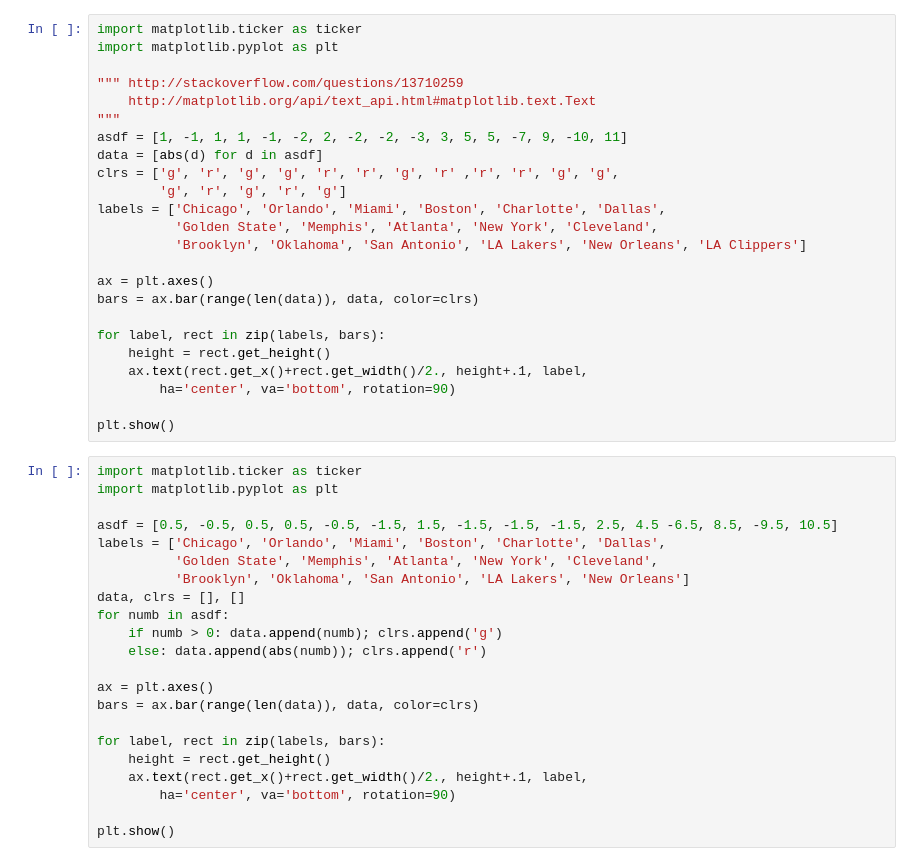
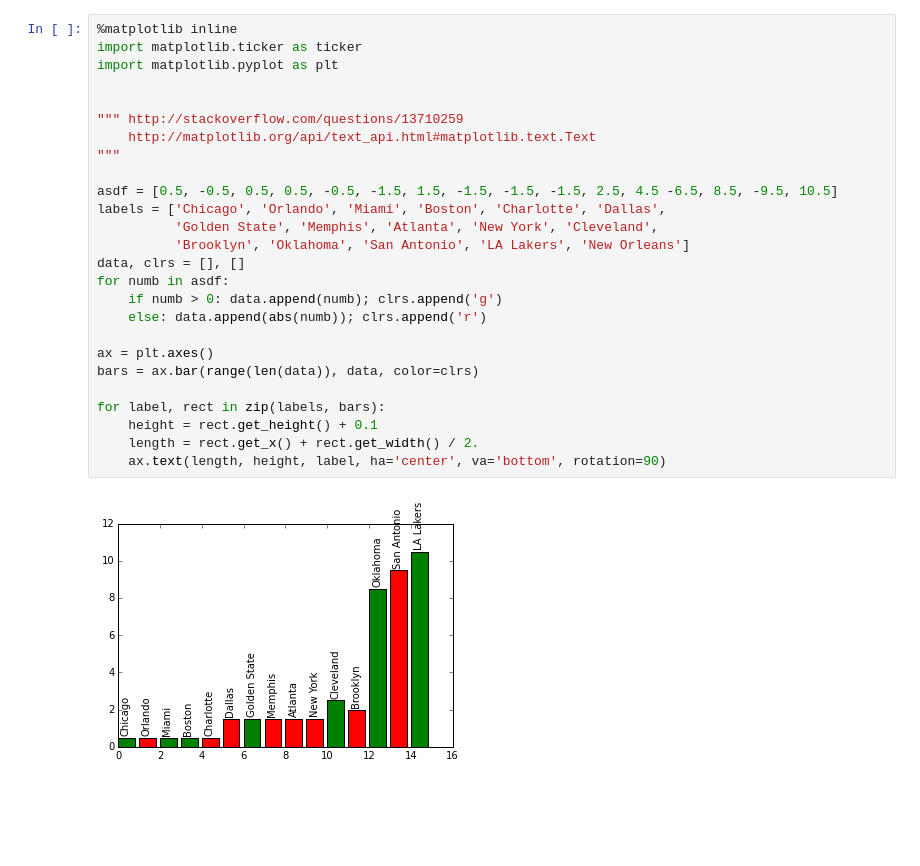
Before and after one commit to khex/pyodds, a Jupyter notebook: getters/plotter.ipynb, the cells around one changed output. Saved outputs shown, nothing was run; the diff lists cells and outputs as text; blank space fills up the shorter version.

Commit message:
5.196
iPython getter without plots

```diff
--- a/getters/plotter.ipynb
+++ b/getters/plotter.ipynb
@@ -1,46 +1,28 @@
 # %%
+%matplotlib inline
 import matplotlib.ticker as ticker
 import matplotlib.pyplot as plt
+
 
 """ http://stackoverflow.com/questions/13710259
     http://matplotlib.org/api/text_api.html#matplotlib.text.Text
 """
-asdf = [1, -1, 1, 1, -1, -2, 2, -2, -2, -3, 3, 5, 5, -7, 9, -10, 11]
-data = [abs(d) for d in asdf]
-clrs = ['g', 'r', 'g', 'g', 'r', 'r', 'g', 'r' ,'r', 'r', 'g', 'g',
-        'g', 'r', 'g', 'r', 'g']
+
+asdf = [0.5, -0.5, 0.5, 0.5, -0.5, -1.5, 1.5, -1.5, -1.5, -1.5, 2.5, 4.5 -6.5, 8.5, -9.5, 10.5]
 labels = ['Chicago', 'Orlando', 'Miami', 'Boston', 'Charlotte', 'Dallas',
           'Golden State', 'Memphis', 'Atlanta', 'New York', 'Cleveland',
-          'Brooklyn', 'Oklahoma', 'San Antonio', 'LA Lakers', 'New Orleans', 'LA Clippers']
+          'Brooklyn', 'Oklahoma', 'San Antonio', 'LA Lakers', 'New Orleans']
+data, clrs = [], []
+for numb in asdf:
+    if numb > 0: data.append(numb); clrs.append('g')
+    else: data.append(abs(numb)); clrs.append('r')
 
 ax = plt.axes()
 bars = ax.bar(range(len(data)), data, color=clrs)
 
 for label, rect in zip(labels, bars):
-    height = rect.get_height()
-    ax.text(rect.get_x()+rect.get_width()/2., height+.1, label,
-        ha='center', va='bottom', rotation=90)
-
-plt.show()
+    height = rect.get_height() + 0.1
+    length = rect.get_x() + rect.get_width() / 2.
+    ax.text(length, height, label, ha='center', va='bottom', rotation=90)
+# %% [output]
+[figure, added]
-# %%
-import matplotlib.ticker as ticker
-import matplotlib.pyplot as plt
-
-asdf = [0.5, -0.5, 0.5, 0.5, -0.5, -1.5, 1.5, -1.5, -1.5, -1.5, 2.5, 4.5 -6.5, 8.5, -9.5, 10.5]
-labels = ['Chicago', 'Orlando', 'Miami', 'Boston', 'Charlotte', 'Dallas',
-          'Golden State', 'Memphis', 'Atlanta', 'New York', 'Cleveland',
-          'Brooklyn', 'Oklahoma', 'San Antonio', 'LA Lakers', 'New Orleans']
-data, clrs = [], []
-for numb in asdf:
-    if numb > 0: data.append(numb); clrs.append('g')
-    else: data.append(abs(numb)); clrs.append('r')
-
-ax = plt.axes()
-bars = ax.bar(range(len(data)), data, color=clrs)
-
-for label, rect in zip(labels, bars):
-    height = rect.get_height()
-    ax.text(rect.get_x()+rect.get_width()/2., height+.1, label,
-        ha='center', va='bottom', rotation=90)
-
-plt.show()
```
Also changed, not shown: parts of 1 cell of this notebook, 14 other files.
